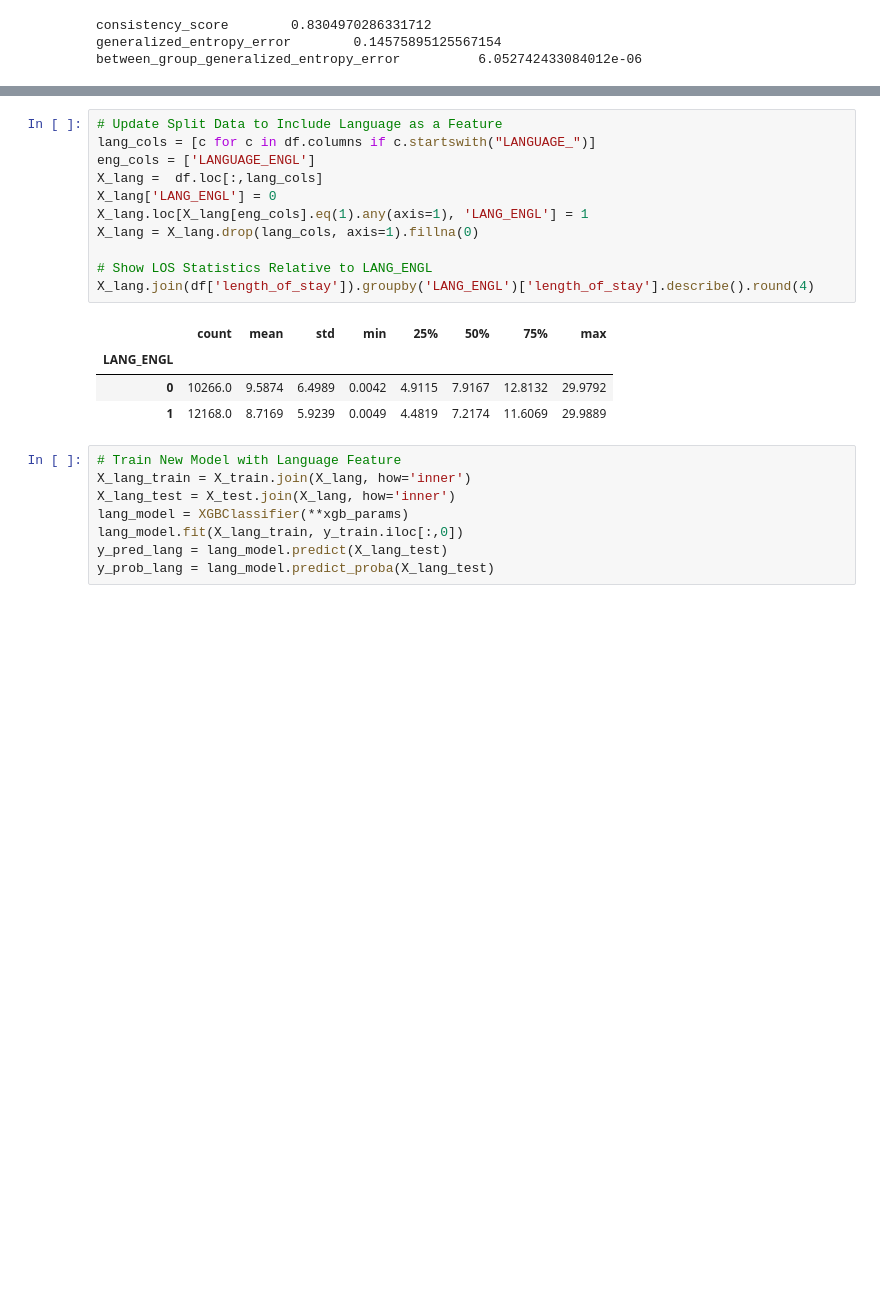
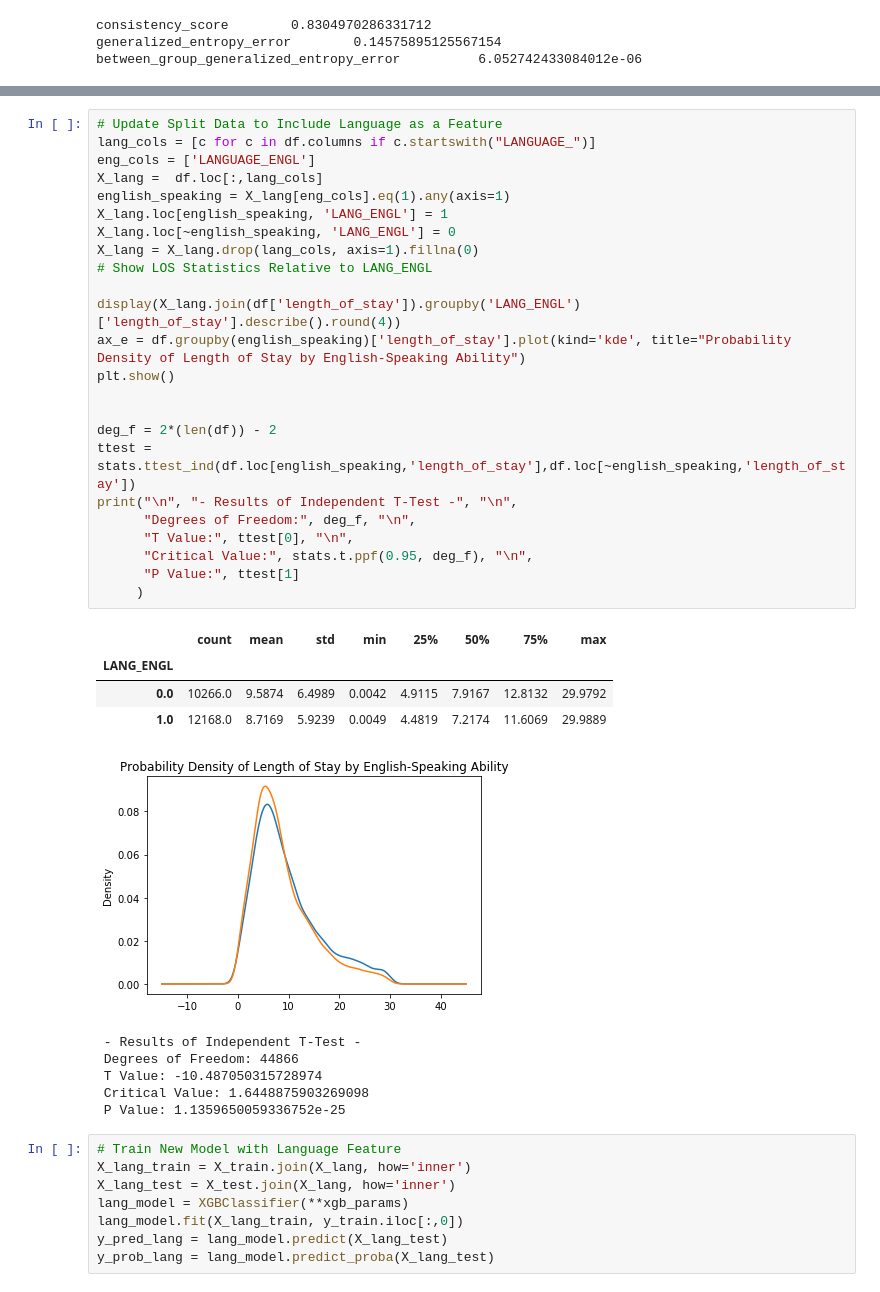
Before and after one commit to KenSciResearch/fairMLHealth, a Jupyter notebook: kdd_fairness_bias/kdd_fairness_in_healthcare_tutorial.ipynb, the cells around one changed output, grey strips where cells are left out. Cells and saved outputs as stored; diff of their text form; blank space fills up the shorter version.

```diff
--- a/kdd_fairness_bias/kdd_fairness_in_healthcare_tutorial.ipynb
+++ b/kdd_fairness_bias/kdd_fairness_in_healthcare_tutorial.ipynb
@@ -395,19 +445,38 @@ Our next experiment will test the presence of bias relative to a patient\'s lang
 # %%
 # Update Split Data to Include Language as a Feature
 lang_cols = [c for c in df.columns if c.startswith("LANGUAGE_")]
 eng_cols = ['LANGUAGE_ENGL']
 X_lang =  df.loc[:,lang_cols]
-X_lang['LANG_ENGL'] = 0
-X_lang.loc[X_lang[eng_cols].eq(1).any(axis=1), 'LANG_ENGL'] = 1
+english_speaking = X_lang[eng_cols].eq(1).any(axis=1)
+X_lang.loc[english_speaking, 'LANG_ENGL'] = 1
+X_lang.loc[~english_speaking, 'LANG_ENGL'] = 0
 X_lang = X_lang.drop(lang_cols, axis=1).fillna(0)
+# Show LOS Statistics Relative to LANG_ENGL
 
-# Show LOS Statistics Relative to LANG_ENGL
-X_lang.join(df['length_of_stay']).groupby('LANG_ENGL')['length_of_stay'].describe().round(4)
+display(X_lang.join(df['length_of_stay']).groupby('LANG_ENGL')['length_of_stay'].describe().round(4))
+ax_e = df.groupby(english_speaking)['length_of_stay'].plot(kind='kde', title="Probability Density of Length of Stay by English-Speaking Ability")
+plt.show()
+
+
+deg_f = 2*(len(df)) - 2
+ttest = stats.ttest_ind(df.loc[english_speaking,'length_of_stay'],df.loc[~english_speaking,'length_of_stay'])
+print("\n", "- Results of Independent T-Test -", "\n",
+      "Degrees of Freedom:", deg_f, "\n",
+      "T Value:", ttest[0], "\n",
+      "Critical Value:", stats.t.ppf(0.95, deg_f), "\n",
+      "P Value:", ttest[1]
+     )
 # %% [output]
 |  | count | mean | std | min | 25% | 50% | 75% | max |
 | LANG_ENGL |  |  |  |  |  |  |  |  |
-| 0 | 10266.0 | 9.5874 | 6.4989 | 0.0042 | 4.9115 | 7.9167 | 12.8132 | 29.9792 |
-| 1 | 12168.0 | 8.7169 | 5.9239 | 0.0049 | 4.4819 | 7.2174 | 11.6069 | 29.9889 |
+| 0.0 | 10266.0 | 9.5874 | 6.4989 | 0.0042 | 4.9115 | 7.9167 | 12.8132 | 29.9792 |
+| 1.0 | 12168.0 | 8.7169 | 5.9239 | 0.0049 | 4.4819 | 7.2174 | 11.6069 | 29.9889 |
+[figure, added]
+ - Results of Independent T-Test -
+ Degrees of Freedom: 44866
+ T Value: -10.487050315728974
+ Critical Value: 1.6448875903269098
+ P Value: 1.1359650059336752e-25
 # %%
 # Train New Model with Language Feature
 X_lang_train = X_train.join(X_lang, how='inner')
```
Also changed, not shown: parts of 28 cells of this notebook, 2 other files.
